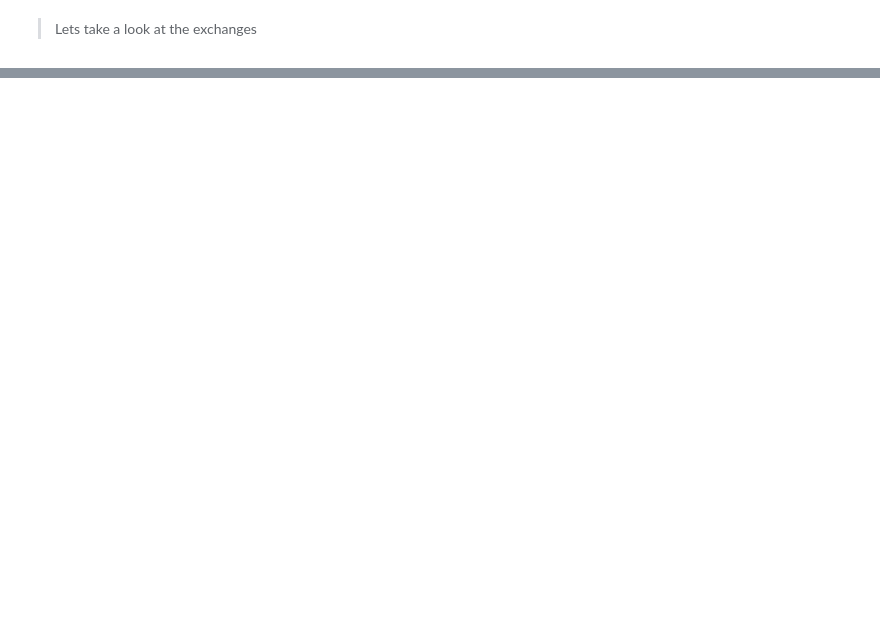
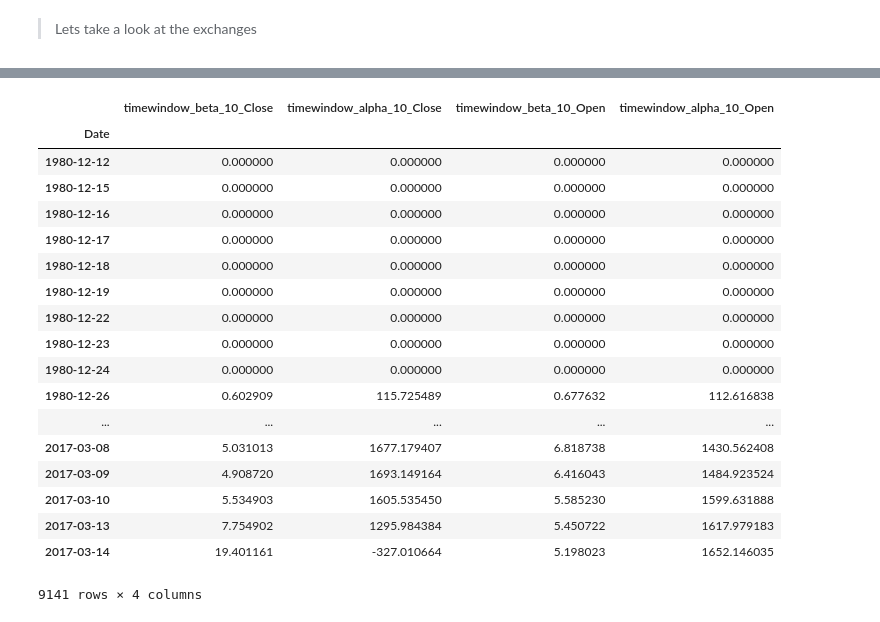
Before and after one commit to pjsousa/FintechCapstone, a Jupyter notebook: Sandbox.ipynb, the cells around one changed output, grey strips where cells are left out. Saved outputs shown, nothing was run; the diff lists cells and outputs as text; code cells hidden in the pictures; blank space fills up the shorter version.

```diff
--- a/Sandbox.ipynb
+++ b/Sandbox.ipynb
@@ -614,0 +1398,22 @@ timewindow_beta(aapl, sp500, ["Close"], 10)
+# %%
+beta_df
+# %% [output]
+|  | timewindow_beta_10_Close | timewindow_alpha_10_Close | timewindow_beta_10_Open | timewindow_alpha_10_Open |
+| Date |  |  |  |  |
+| 1980-12-12 | 0.000000 | 0.000000 | 0.000000 | 0.000000 |
+| 1980-12-15 | 0.000000 | 0.000000 | 0.000000 | 0.000000 |
+| 1980-12-16 | 0.000000 | 0.000000 | 0.000000 | 0.000000 |
+| 1980-12-17 | 0.000000 | 0.000000 | 0.000000 | 0.000000 |
+| 1980-12-18 | 0.000000 | 0.000000 | 0.000000 | 0.000000 |
+| 1980-12-19 | 0.000000 | 0.000000 | 0.000000 | 0.000000 |
+| 1980-12-22 | 0.000000 | 0.000000 | 0.000000 | 0.000000 |
+| 1980-12-23 | 0.000000 | 0.000000 | 0.000000 | 0.000000 |
+| 1980-12-24 | 0.000000 | 0.000000 | 0.000000 | 0.000000 |
+| 1980-12-26 | 0.602909 | 115.725489 | 0.677632 | 112.616838 |
+| ... | ... | ... | ... | ... |
+| 2017-03-08 | 5.031013 | 1677.179407 | 6.818738 | 1430.562408 |
+| 2017-03-09 | 4.908720 | 1693.149164 | 6.416043 | 1484.923524 |
+| 2017-03-10 | 5.534903 | 1605.535450 | 5.585230 | 1599.631888 |
+| 2017-03-13 | 7.754902 | 1295.984384 | 5.450722 | 1617.979183 |
+| 2017-03-14 | 19.401161 | -327.010664 | 5.198023 | 1652.146035 |
+9141 rows × 4 columns
```
Also changed, not shown: parts of 145 cells of this notebook, 7 other files.
